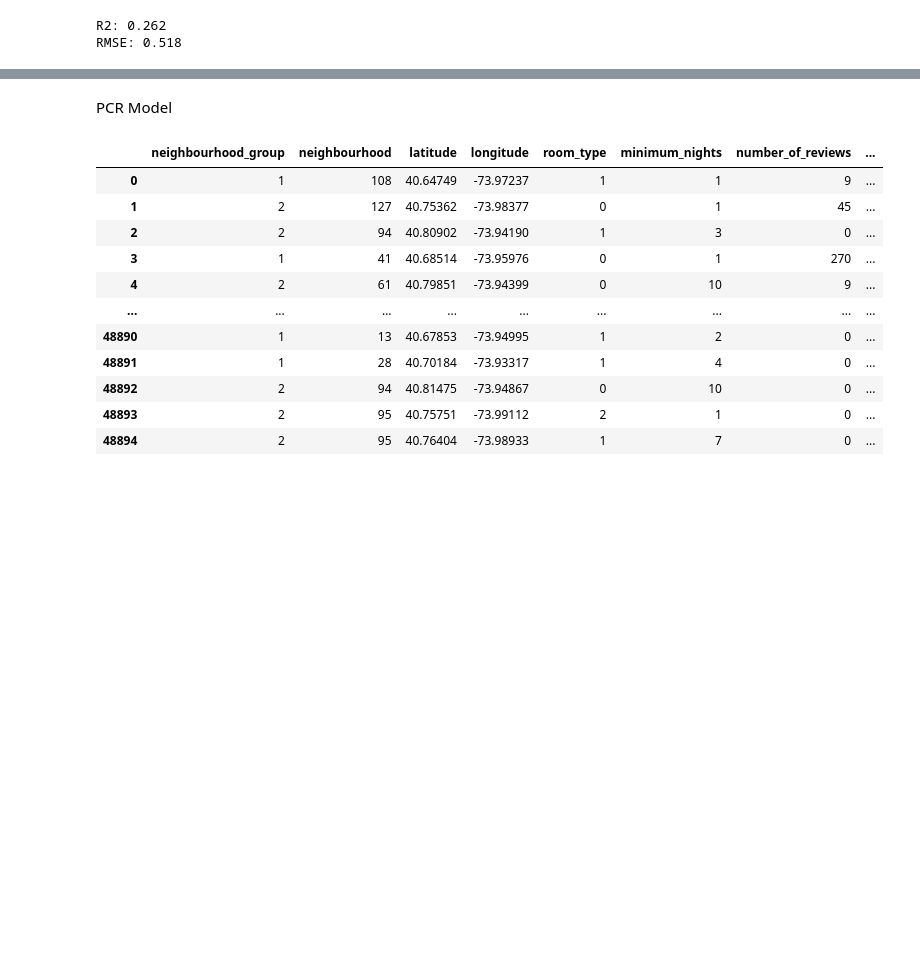
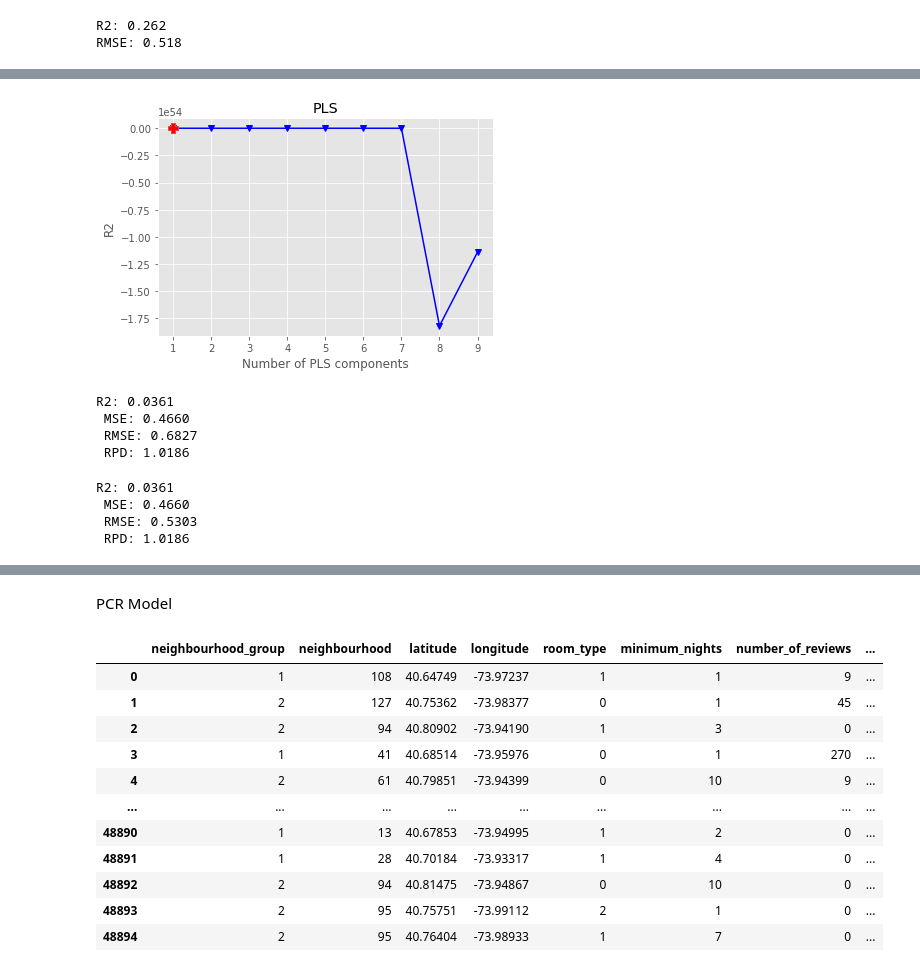
Before and after one commit to caiocmb7/MachineLearning-DS, a Jupyter notebook: ICA/HW1/Final/Homework_1_ICA_Parte_2.ipynb, the cells around one changed output, grey strips where cells are left out. Saved outputs shown, nothing was run; the diff lists cells and outputs as text; code cells hidden in the pictures; blank space fills up the shorter version.

```diff
--- a/ICA/HW1/Final/Homework_1_ICA_Parte_2.ipynb
+++ b/ICA/HW1/Final/Homework_1_ICA_Parte_2.ipynb
@@ -618,0 +923,4 @@ RMSE: 0.518
+# %%
+plot_metrics(r2s, 'R2', 'max')
+# %% [output]
+[figure, added]
@@ -618,0 +931,7 @@ RMSE: 0.518
+# %%
+print('R2: %0.4f \n MSE: %0.4f \n RMSE: %0.4f \n RPD: %0.4f' %(r2, mse, rmse, rpd))
+# %% [output]
+R2: 0.0361
+ MSE: 0.4660
+ RMSE: 0.6827
+ RPD: 1.0186
@@ -618,0 +947,7 @@ RMSE: 0.518
+# %%
+print('R2: %0.4f \n MSE: %0.4f \n RMSE: %0.4f \n RPD: %0.4f' %(r2, mse, rmse, rpd))
+# %% [output]
+R2: 0.0361
+ MSE: 0.4660
+ RMSE: 0.5303
+ RPD: 1.0186
```
Also changed, not shown: parts of 33 cells of this notebook.
